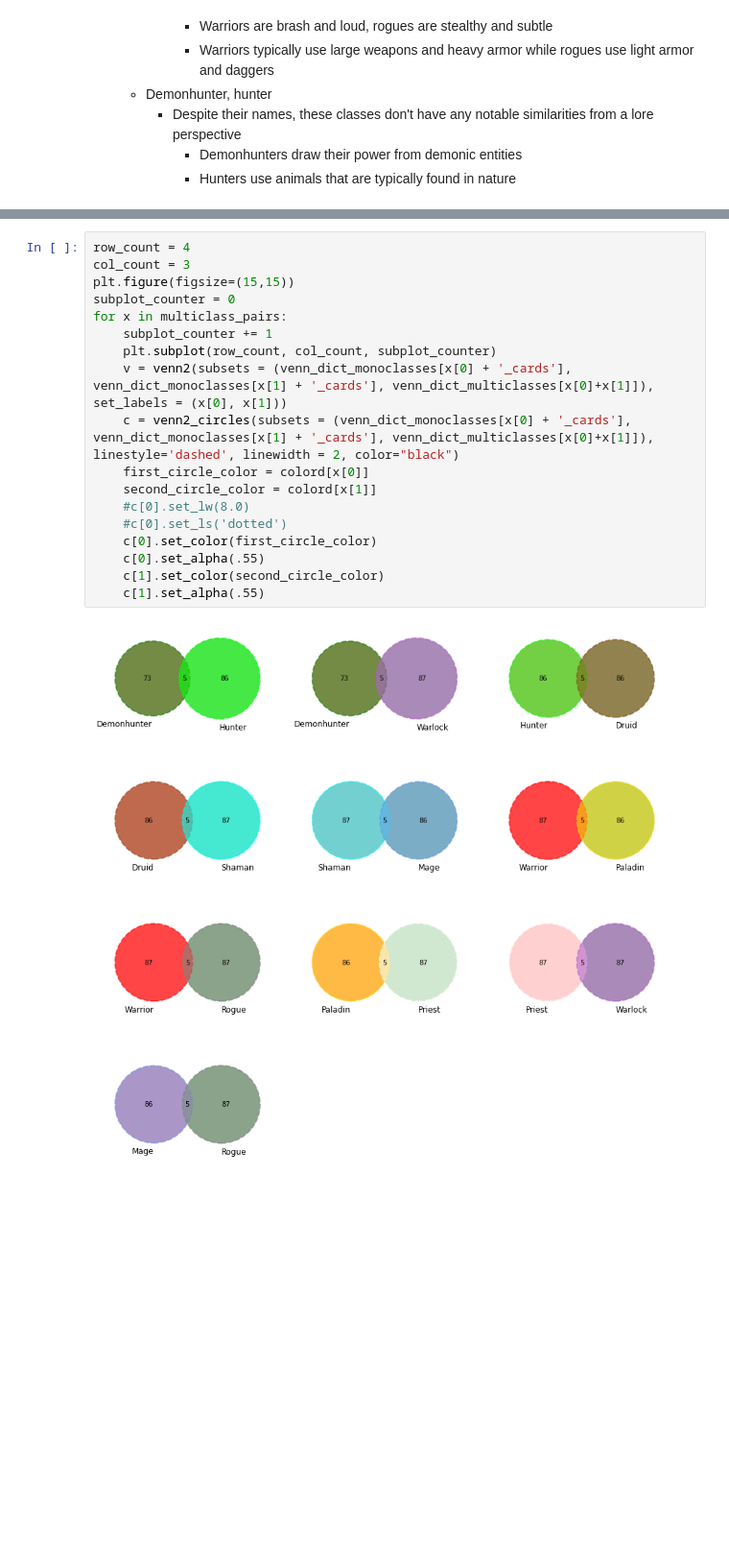
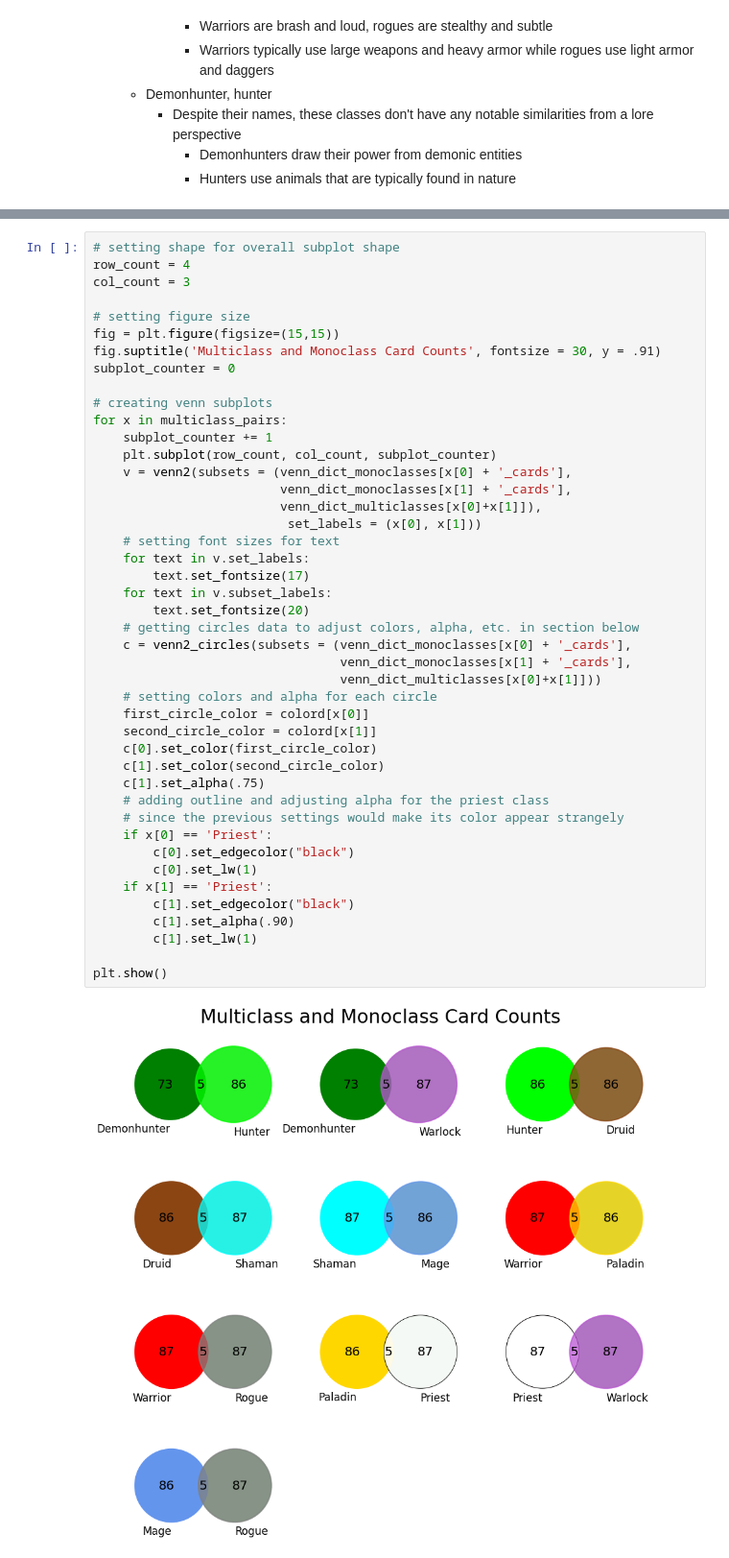
Before and after one commit to SamuelD-Data/hearthstone_project, a Jupyter notebook: hearthstone_project_notebook.ipynb, the cells around one changed output, grey strips where cells are left out. Shown at 96% size. Drawn from its saved outputs; the diff is of its cells as text; blank space fills up the shorter version.

Commit message:
corrected colors, finalized venn diagram details, added takeaways

```diff
--- a/hearthstone_project_notebook.ipynb
+++ b/hearthstone_project_notebook.ipynb
@@ -1299,20 +1247,46 @@ colord['Rogue']
 # %%
+# setting shape for overall subplot shape
 row_count = 4
 col_count = 3
-plt.figure(figsize=(15,15))
+
+# setting figure size
+fig = plt.figure(figsize=(15,15))
+fig.suptitle('Multiclass and Monoclass Card Counts', fontsize = 30, y = .91)
 subplot_counter = 0
+
+# creating venn subplots
 for x in multiclass_pairs:
     subplot_counter += 1
     plt.subplot(row_count, col_count, subplot_counter)
-    v = venn2(subsets = (venn_dict_monoclasses[x[0] + '_cards'], venn_dict_monoclasses[x[1] + '_cards'], venn_dict_multiclasses[x[0]+x[1]]), set_labels = (x[0], x[1]))
-    c = venn2_circles(subsets = (venn_dict_monoclasses[x[0] + '_cards'], venn_dict_monoclasses[x[1] + '_cards'], venn_dict_multiclasses[x[0]+x[1]]), linestyle='dashed', linewidth = 2, color="black")
+    v = venn2(subsets = (venn_dict_monoclasses[x[0] + '_cards'],
+                         venn_dict_monoclasses[x[1] + '_cards'],
+                         venn_dict_multiclasses[x[0]+x[1]]),
+                          set_labels = (x[0], x[1]))
+    # setting font sizes for text
+    for text in v.set_labels:
+        text.set_fontsize(17)
+    for text in v.subset_labels:
+        text.set_fontsize(20)
+    # getting circles data to adjust colors, alpha, etc. in section below
+    c = venn2_circles(subsets = (venn_dict_monoclasses[x[0] + '_cards'],
+                                 venn_dict_monoclasses[x[1] + '_cards'],
+                                 venn_dict_multiclasses[x[0]+x[1]]))
+    # setting colors and alpha for each circle
     first_circle_color = colord[x[0]]
     second_circle_color = colord[x[1]]
-    #c[0].set_lw(8.0)
-    #c[0].set_ls('dotted')
     c[0].set_color(first_circle_color)
-    c[0].set_alpha(.55)
     c[1].set_color(second_circle_color)
-    c[1].set_alpha(.55)
+    c[1].set_alpha(.75)
+    # adding outline and adjusting alpha for the priest class
+    # since the previous settings would make its color appear strangely
+    if x[0] == 'Priest':
+        c[0].set_edgecolor("black")
+        c[0].set_lw(1)
+    if x[1] == 'Priest':
+        c[1].set_edgecolor("black")
+        c[1].set_alpha(.90)
+        c[1].set_lw(1)
+
+plt.show()
 # %% [output]
-[figure, old version]
+[figure, new version]
```
Also changed, not shown: parts of 11 cells of this notebook.
